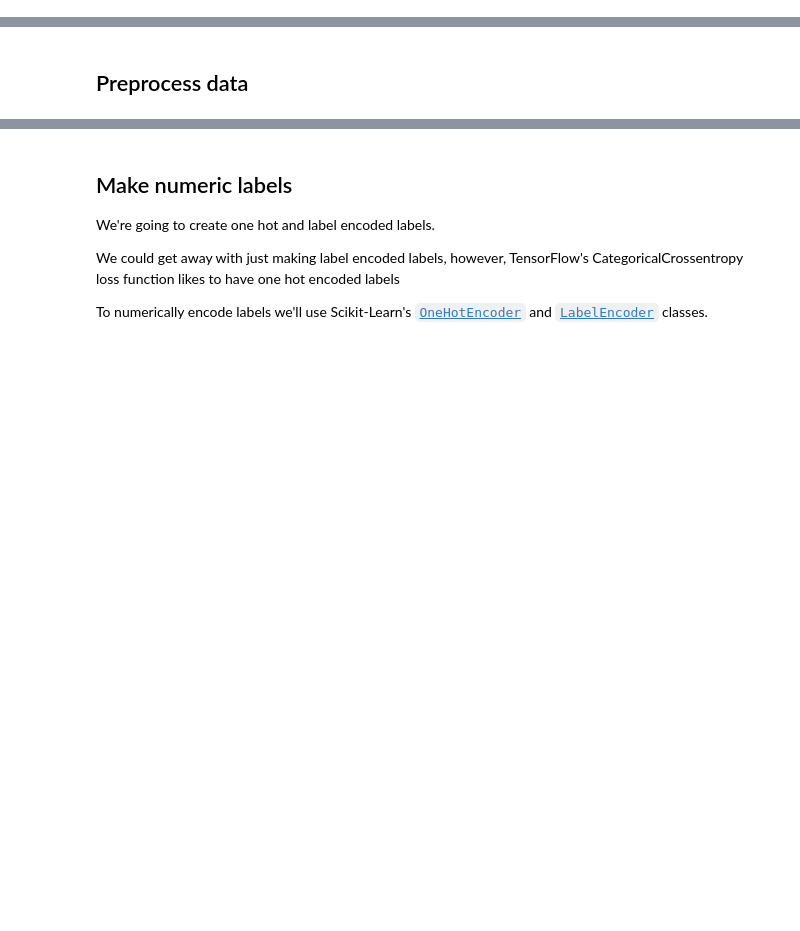
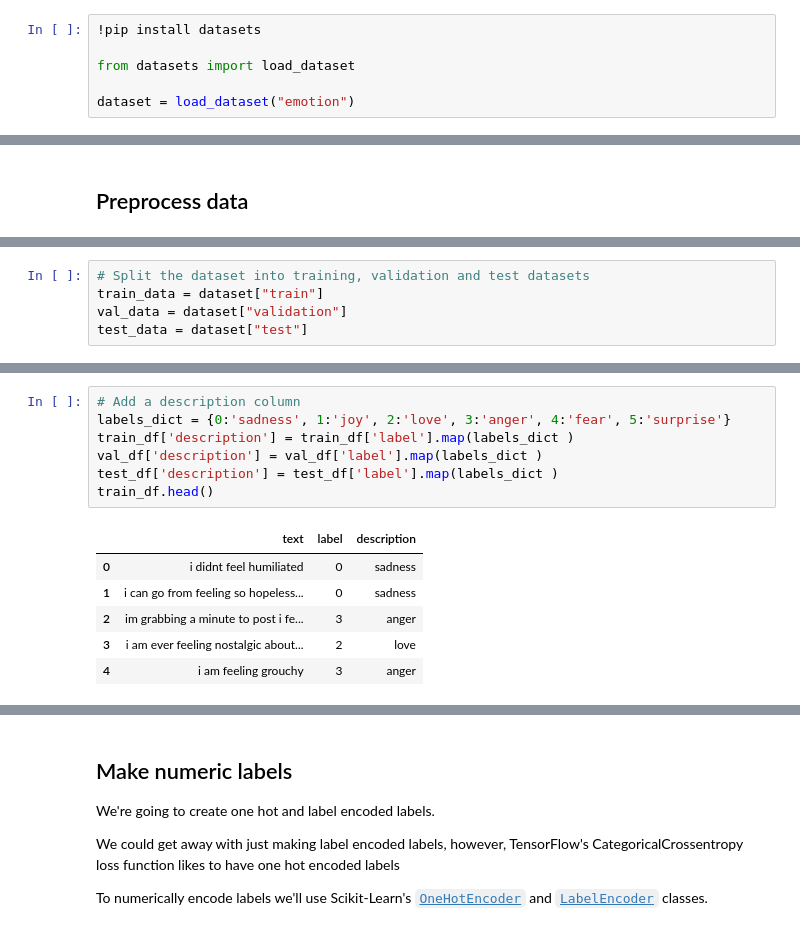
Before and after one commit to egehanasal/Emotion-Detection-From-Text, a Jupyter notebook: Emotion_detection_from_text.ipynb, the cells around one changed output, grey strips where cells are left out. Saved outputs shown, nothing was run; the diff lists cells and outputs as text; blank space fills up the shorter version.

```diff
--- a/Emotion_detection_from_text.ipynb
+++ b/Emotion_detection_from_text.ipynb
@@ -33,0 +7,6 @@ memory usage: 881.8+ KB
+# %%
+!pip install datasets
+
+from datasets import load_dataset
+
+dataset = load_dataset("emotion")
@@ -63,0 +54,5 @@ df.dropna(inplace=True)
+# %%
+# Split the dataset into training, validation and test datasets
+train_data = dataset["train"]
+val_data = dataset["validation"]
+test_data = dataset["test"]
@@ -63,0 +81,14 @@ df.dropna(inplace=True)
+# %%
+# Add a description column
+labels_dict = {0:'sadness', 1:'joy', 2:'love', 3:'anger', 4:'fear', 5:'surprise'}
+train_df['description'] = train_df['label'].map(labels_dict )
+val_df['description'] = val_df['label'].map(labels_dict )
+test_df['description'] = test_df['label'].map(labels_dict )
+train_df.head()
+# %% [output]
+|  | text | label | description |
+| 0 | i didnt feel humiliated | 0 | sadness |
+| 1 | i can go from feeling so hopeless... | 0 | sadness |
+| 2 | im grabbing a minute to post i fe... | 3 | anger |
+| 3 | i am ever feeling nostalgic about... | 2 | love |
+| 4 | i am feeling grouchy | 3 | anger |
```
Also changed, not shown: parts of 64 cells of this notebook, 4 other files.
